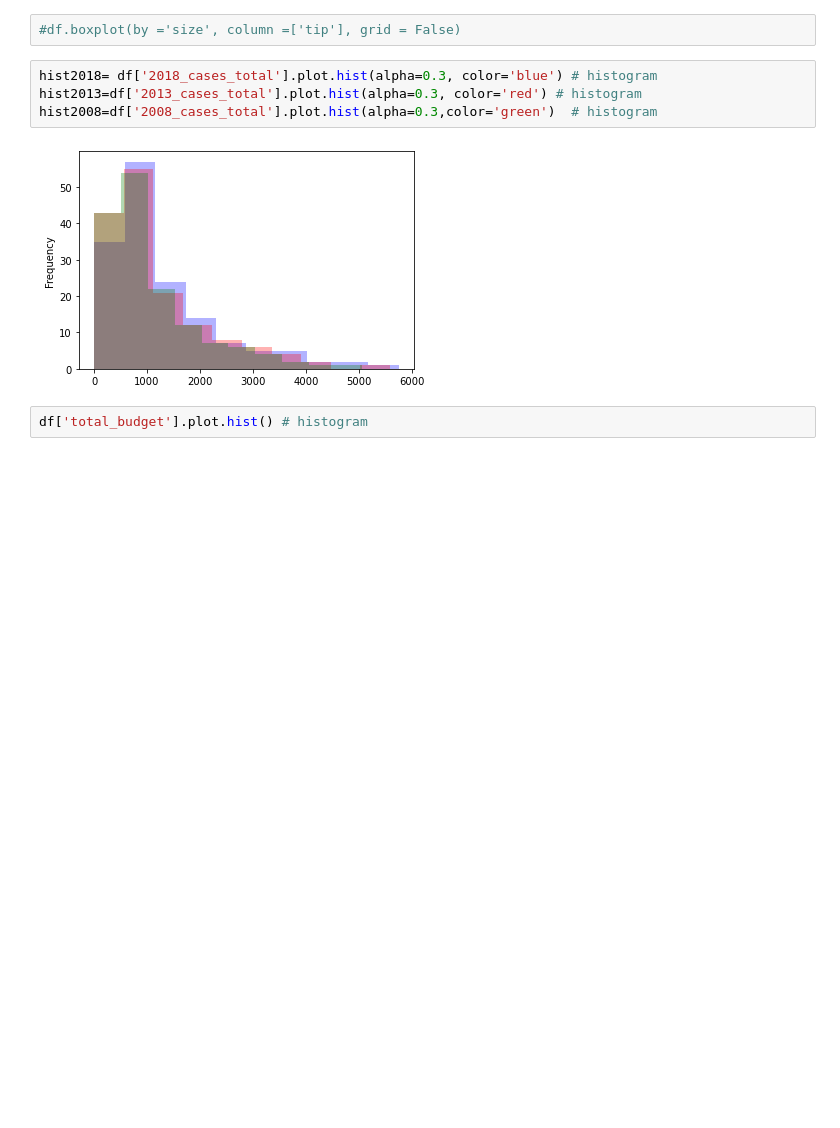
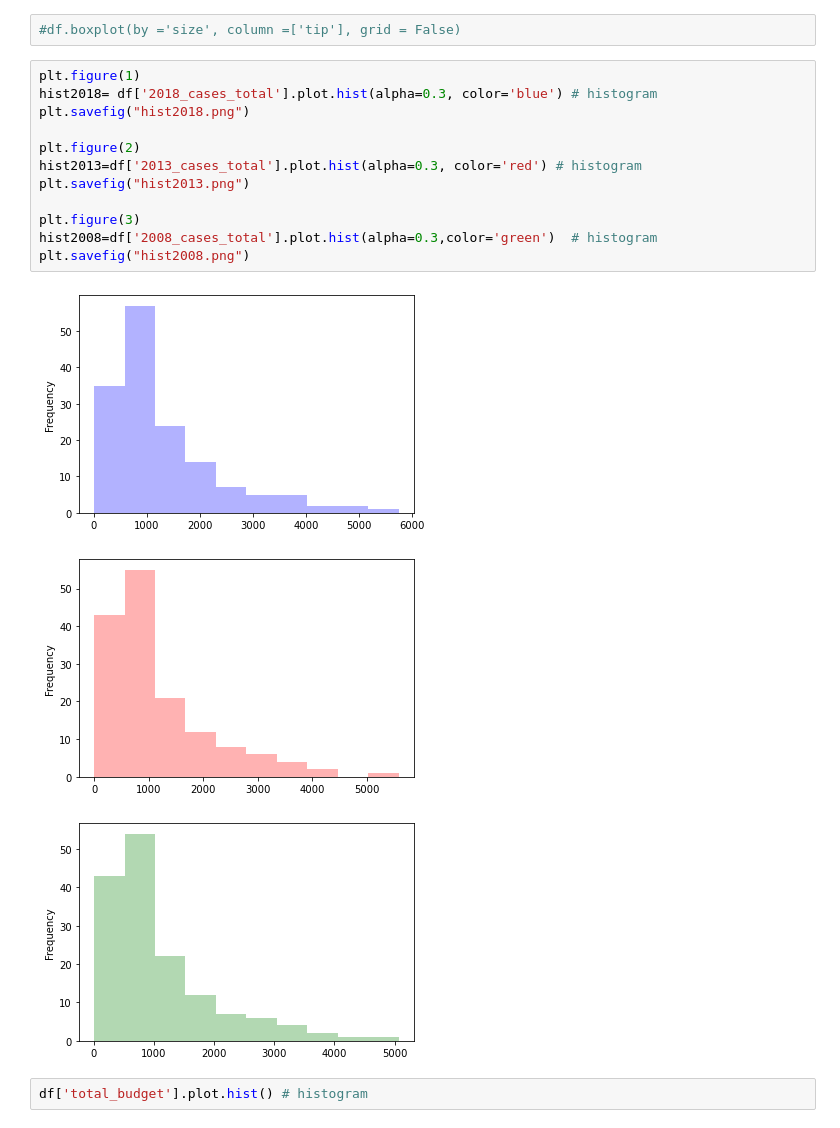
Before and after one commit to DaphneBdn/QM_coursework1, a Jupyter notebook: Coursework1_Analysis_code.ipynb, the cells around one changed output. Cells and saved outputs as stored; diff of their text form; blank space fills up the shorter version.

```diff
--- a/Coursework1_Analysis_code.ipynb
+++ b/Coursework1_Analysis_code.ipynb
@@ -85,11 +100,21 @@ import matplotlib.pyplot as plt
 # %%
 #df.boxplot(by ='size', column =['tip'], grid = False)
 # %%
+plt.figure(1)
 hist2018= df['2018_cases_total'].plot.hist(alpha=0.3, color='blue') # histogram
+plt.savefig("hist2018.png")
+
+plt.figure(2)
 hist2013=df['2013_cases_total'].plot.hist(alpha=0.3, color='red') # histogram
+plt.savefig("hist2013.png")
+
+plt.figure(3)
 hist2008=df['2008_cases_total'].plot.hist(alpha=0.3,color='green')  # histogram
+plt.savefig("hist2008.png")
 # %% [output]
-[figure, old version]
+[figure, new version]
+[figure, added]
+[figure, added]
 # %%
 df['total_budget'].plot.hist() # histogram
 # %% [output]
```
Also changed, not shown: parts of 33 cells of this notebook.
